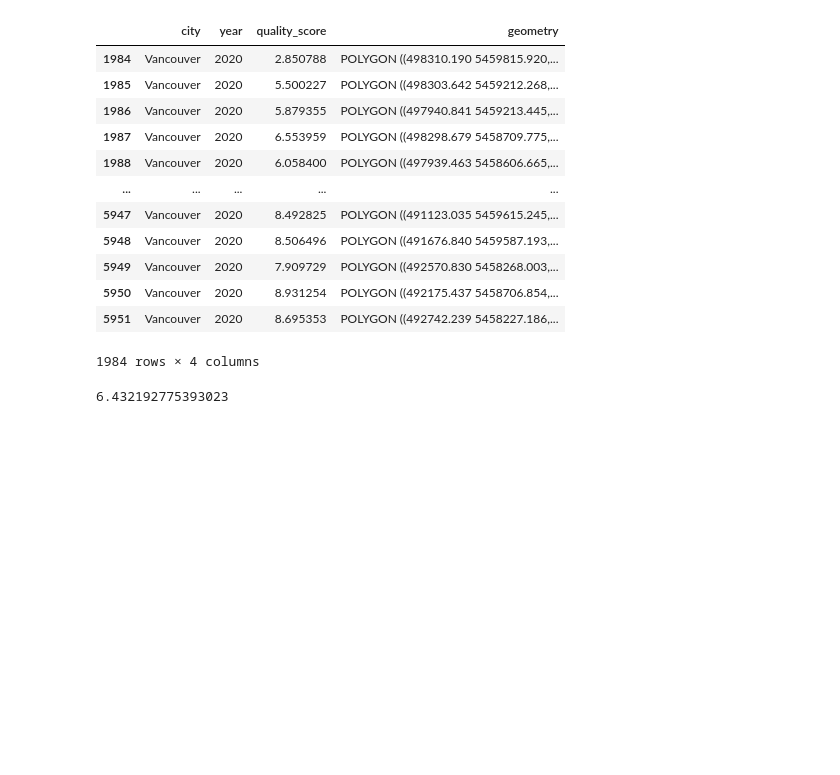
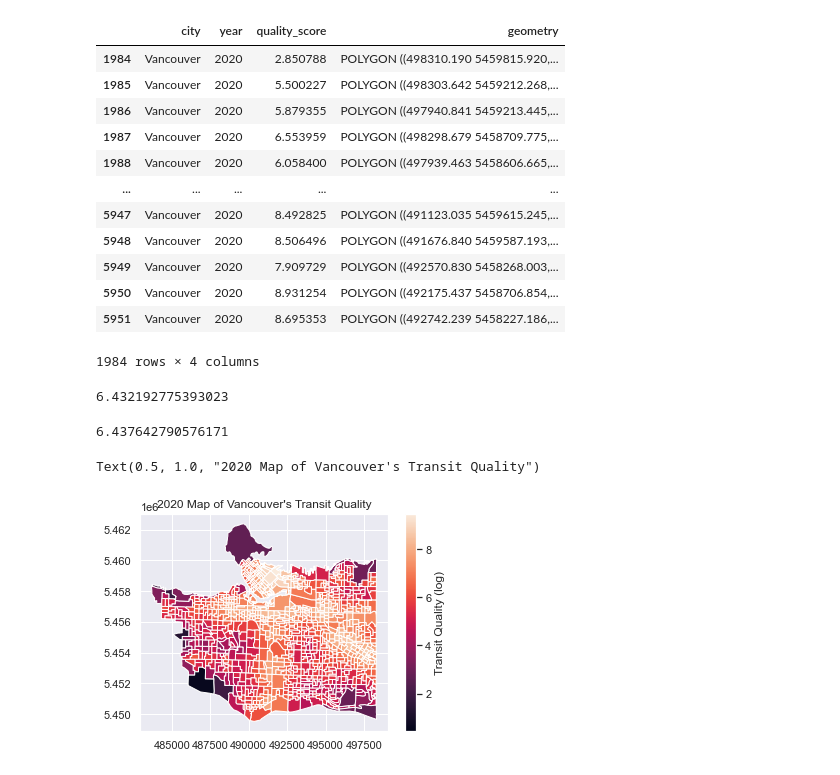
Before and after one commit to rebywong/cmpt353-project, a Jupyter notebook: vancouver_transit.ipynb, the cells around one changed output. Saved outputs shown, nothing was run; the diff lists cells and outputs as text; code cells hidden in the pictures; blank space fills up the shorter version.

```diff
--- a/vancouver_transit.ipynb
+++ b/vancouver_transit.ipynb
@@ -326,3 +367,13 @@ transit_2020
 transit_2020['quality_score'].mean()
 # %% [output]
 6.432192775393023
+# %%
+transit_2020['quality_score'].median()
+# %% [output]
+6.437642790576171
+# %%
+transit_2020.plot(column='quality_score', legend=True, legend_kwds={'label':'Transit Quality (log)'}) \
+            .set_title('2020 Map of Vancouver\'s Transit Quality')
+# %% [output]
+Text(0.5, 1.0, "2020 Map of Vancouver's Transit Quality")
+[figure, added]
```
Also changed, not shown: parts of 15 cells of this notebook.
